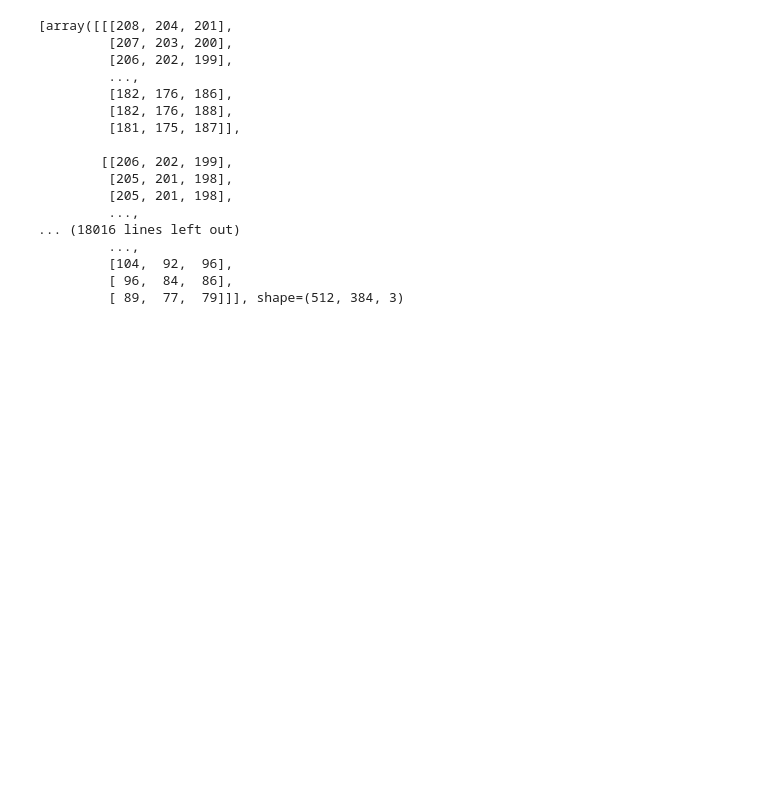
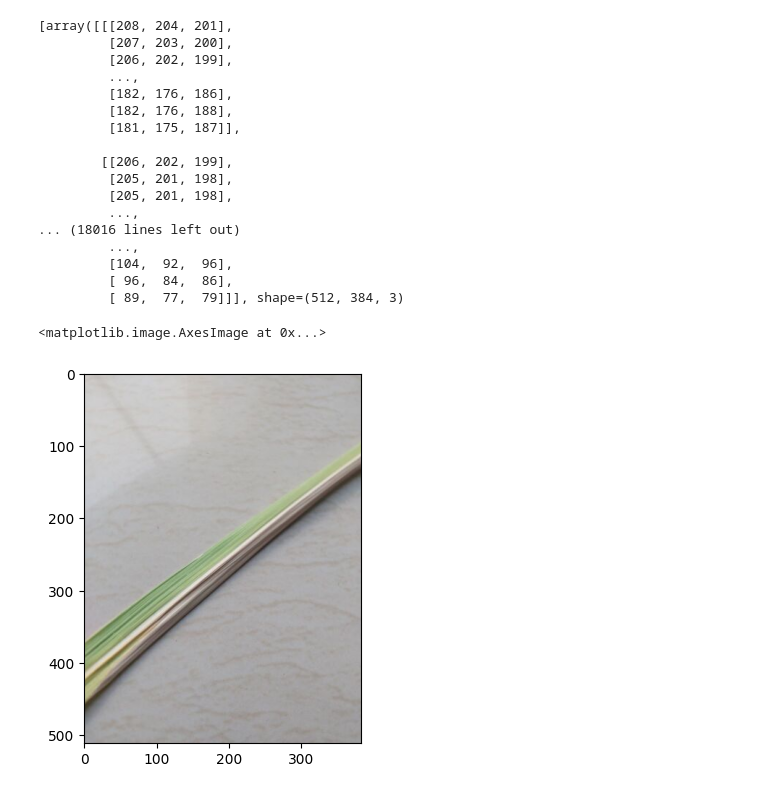
Before and after one commit to ktrin-u/KEY-Sugarcane-Image-Classifier, a Jupyter notebook: main.ipynb, the cells around one changed output. Drawn from its saved outputs; the diff is of its cells as text; code cells hidden in the pictures; blank space fills up the shorter version.

```diff
--- a/main.ipynb
+++ b/main.ipynb
@@ -53,3 +54,14 @@ data
          [104,  92,  96],
          [ 96,  84,  86],
          [ 89,  77,  79]]], shape=(512, 384, 3)
+# %%
+# show first image
+import matplotlib.pyplot as plt
+
+fig, ax = plt.subplots()
+
+# height x width x 3 (RGB image data)
+ax.imshow(data[0])
+# %% [output]
+<matplotlib.image.AxesImage at 0x...>
+[figure, added]
```
Also changed, not shown: parts of 1 cell of this notebook.
